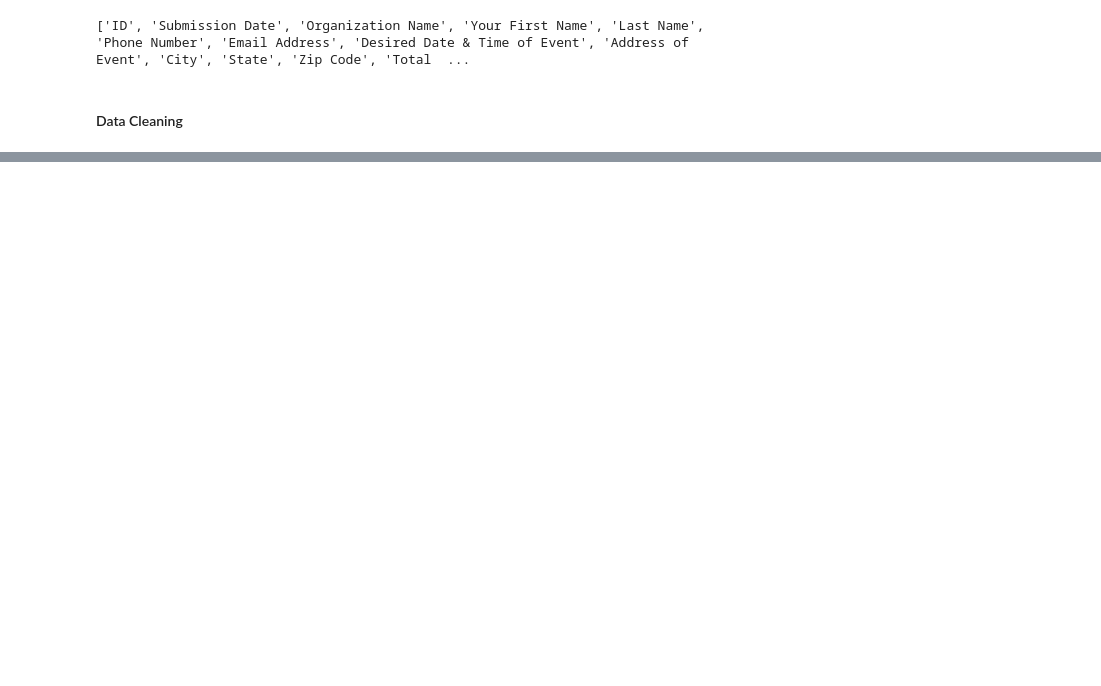
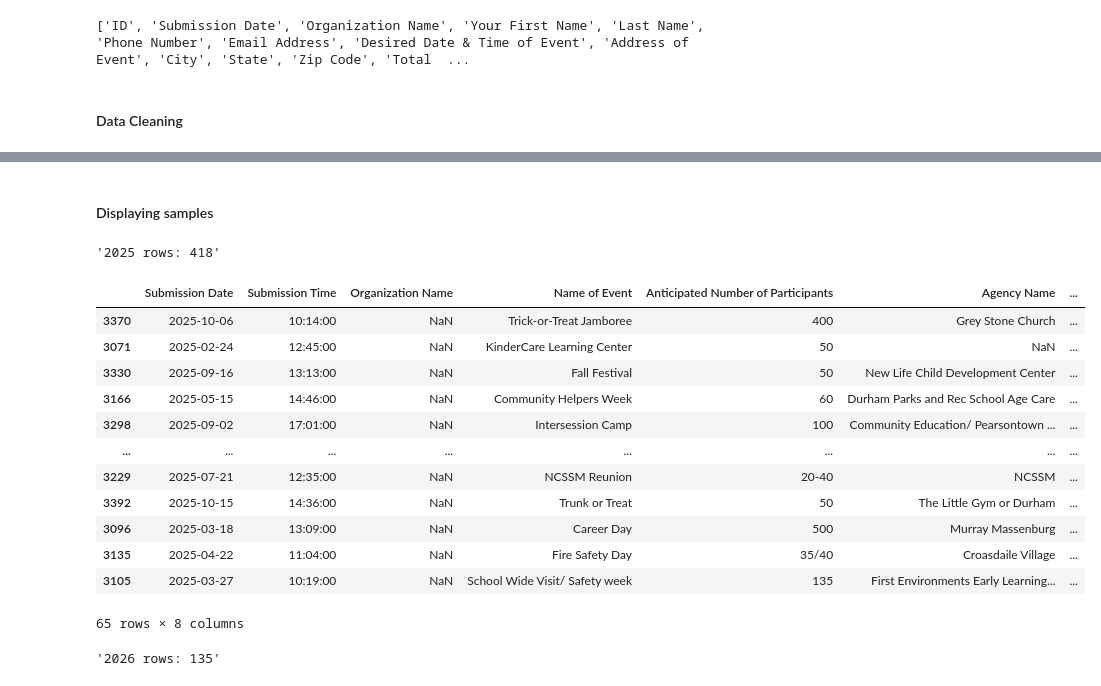
Before and after one commit to akunna1/Fire-Education-Form-Submission-Data-Cleaning, a Jupyter notebook: Data_Cleaning.ipynb, the cells around one changed output, grey strips where cells are left out. Cells and saved outputs as stored; diff of their text form; code cells hidden in the pictures; blank space fills up the shorter version.

```diff
--- a/Data_Cleaning.ipynb
+++ b/Data_Cleaning.ipynb
@@ -172,0 +161,26 @@ display(df_2026.sample(50))
+# %% [markdown]
+#### Displaying samples
+# %%
+display(f"2025 rows: {len(df_2025)}")
+# %% [output]
+'2025 rows: 418'
+# %%
+display(df_2025.sample(65))
+# %% [output]
+|  | Submission Date | Submission Time | Organization Name | Name of Event | Anticipated Number of Participants | Agency Name | ... |
+| 3370 | 2025-10-06 | 10:14:00 | NaN | Trick-or-Treat Jamboree | 400 | Grey Stone Church | ... |
+| 3071 | 2025-02-24 | 12:45:00 | NaN | KinderCare Learning Center | 50 | NaN | ... |
+| 3330 | 2025-09-16 | 13:13:00 | NaN | Fall Festival | 50 | New Life Child Development Center | ... |
+| 3166 | 2025-05-15 | 14:46:00 | NaN | Community Helpers Week | 60 | Durham Parks and Rec School Age Care | ... |
+| 3298 | 2025-09-02 | 17:01:00 | NaN | Intersession Camp | 100 | Community Education/ Pearsontown ... | ... |
+| ... | ... | ... | ... | ... | ... | ... | ... |
+| 3229 | 2025-07-21 | 12:35:00 | NaN | NCSSM Reunion | 20-40 | NCSSM | ... |
+| 3392 | 2025-10-15 | 14:36:00 | NaN | Trunk or Treat | 50 | The Little Gym or Durham | ... |
+| 3096 | 2025-03-18 | 13:09:00 | NaN | Career Day | 500 | Murray Massenburg | ... |
+| 3135 | 2025-04-22 | 11:04:00 | NaN | Fire Safety Day | 35/40 | Croasdaile Village | ... |
+| 3105 | 2025-03-27 | 10:19:00 | NaN | School Wide Visit/ Safety week | 135 | First Environments Early Learning... | ... |
+65 rows × 8 columns
+# %%
+display(f"2026 rows: {len(df_2026)}")
+# %% [output]
+'2026 rows: 135'
```
Also changed, not shown: parts of 6 cells of this notebook.
